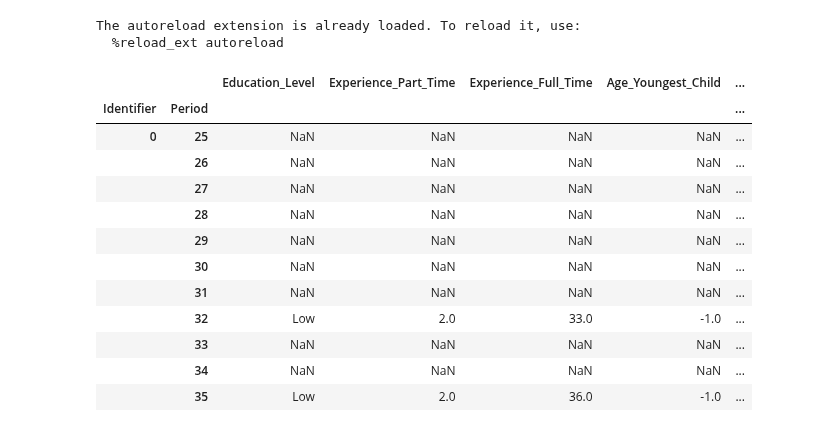
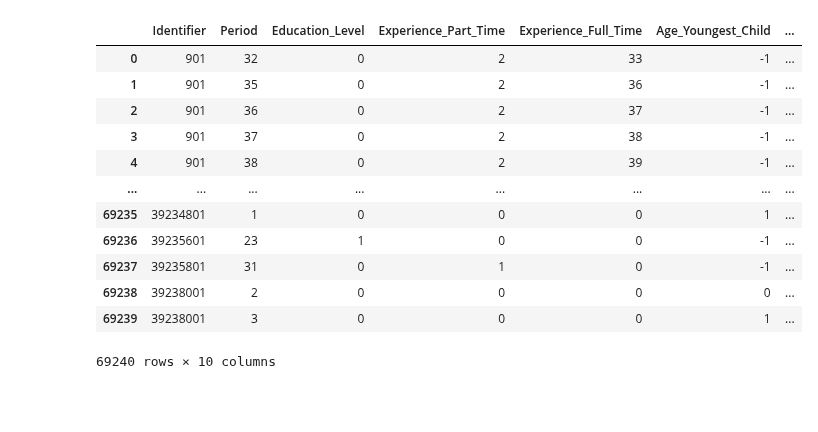
Before and after one commit to peisenha/dev_soepy, a Jupyter notebook: explorations.ipynb, the cells around one changed output. Saved outputs shown, nothing was run; the diff lists cells and outputs as text; code cells hidden in the pictures; blank space fills up the shorter version.

```diff
--- a/explorations.ipynb
+++ b/explorations.ipynb
@@ -14,29 +14,24 @@ from dev_library import plot_basics_wages
 from dev_library import *
 import pandas as pd
 pd.set_option('display.max_rows', 500)
-sys.path.insert(0, os.environ["PROJECT_DIR"] + "/estimations/estimation-current")
-os.chdir(os.environ["PROJECT_DIR"] + "/estimations/estimation-current")
+sys.path.insert(0, os.environ["PROJECT_DIR"] + "/estimations/basecamp")
+os.chdir(os.environ["PROJECT_DIR"] + "/estimations/basecamp")
 from moments import get_moments
-# %% [output]
-The autoreload extension is already loaded. To reload it, use:
-  %reload_ext autoreload
 # %%
 fname = os.environ["PROJECT_DIR"] + "/resources/soepcore_struct_prep.dta"
 df_obs = pd.read_stata(fname, convert_categoricals = False)
+df_obs
+# %% [output]
+|  | Identifier | Period | Education_Level | Experience_Part_Time | Experience_Full_Time | Age_Youngest_Child | ... |
+| 0 | 901 | 32 | 0 | 2 | 33 | -1 | ... |
+| 1 | 901 | 35 | 0 | 2 | 36 | -1 | ... |
+| 2 | 901 | 36 | 0 | 2 | 37 | -1 | ... |
+| 3 | 901 | 37 | 0 | 2 | 38 | -1 | ... |
+| 4 | 901 | 38 | 0 | 2 | 39 | -1 | ... |
+| ... | ... | ... | ... | ... | ... | ... | ... |
+| 69235 | 39234801 | 1 | 0 | 0 | 0 | 1 | ... |
+| 69236 | 39235601 | 23 | 1 | 0 | 0 | -1 | ... |
+| 69237 | 39235801 | 31 | 0 | 1 | 0 | -1 | ... |
+| 69238 | 39238001 | 2 | 0 | 0 | 0 | 0 | ... |
+| 69239 | 39238001 | 3 | 0 | 0 | 0 | 1 | ... |
+69240 rows × 10 columns
-# %%
-df_obs = df_alignment(df_obs, is_obs=True)
-df_obs.loc[(0, slice(25, 35)), :]
-# %% [output]
-|  |  | Education_Level | Experience_Part_Time | Experience_Full_Time | Age_Youngest_Child | ... |
-| Identifier | Period |  |  |  |  | ... |
-| 0 | 25 | NaN | NaN | NaN | NaN | ... |
-|  | 26 | NaN | NaN | NaN | NaN | ... |
-|  | 27 | NaN | NaN | NaN | NaN | ... |
-|  | 28 | NaN | NaN | NaN | NaN | ... |
-|  | 29 | NaN | NaN | NaN | NaN | ... |
-|  | 30 | NaN | NaN | NaN | NaN | ... |
-|  | 31 | NaN | NaN | NaN | NaN | ... |
-|  | 32 | Low | 2.0 | 33.0 | -1.0 | ... |
-|  | 33 | NaN | NaN | NaN | NaN | ... |
-|  | 34 | NaN | NaN | NaN | NaN | ... |
-|  | 35 | Low | 2.0 | 36.0 | -1.0 | ... |
```
Also changed, not shown: parts of 7 cells of this notebook, 1 other file.
